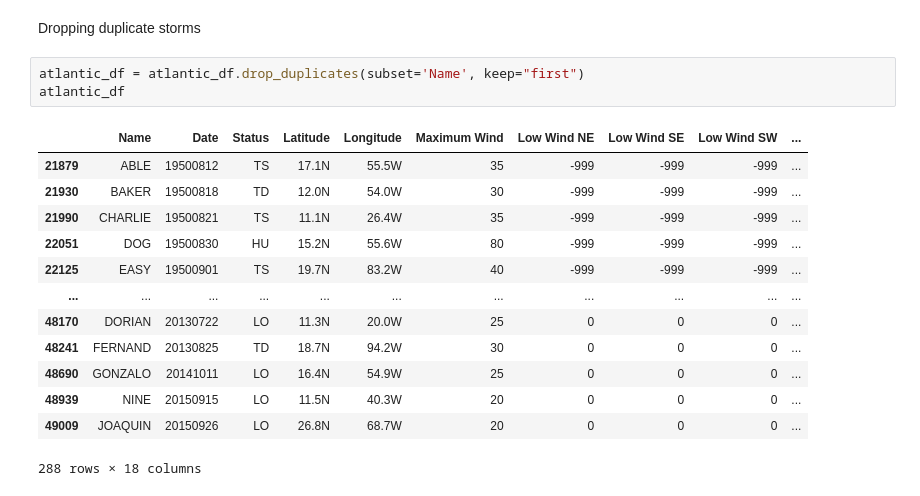
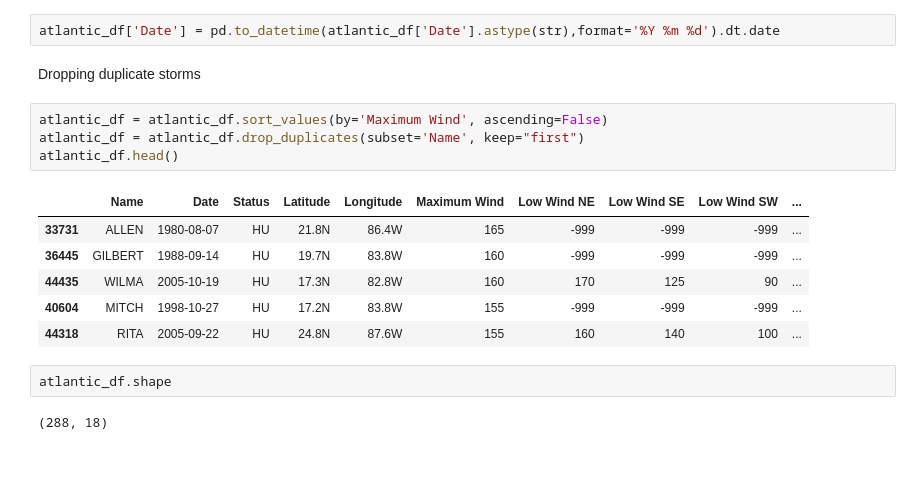
Before and after one commit to DanielBrechner/hurrdat_co2, a Jupyter notebook: atlantic_hurricanes.ipynb, the cells around one changed output. Drawn from its saved outputs; the diff is of its cells as text; blank space fills up the shorter version.

Commit message:
sort by max wind works

```diff
--- a/atlantic_hurricanes.ipynb
+++ b/atlantic_hurricanes.ipynb
@@ -56,22 +56,22 @@ atlantic_df.head()
 | 21881 | ABLE | 19500812 | TS | 18.2N | 57.4W | 45 | -999 | -999 | -999 | ... |
 | 21882 | ABLE | 19500812 | TS | 19.0N | 58.6W | 50 | -999 | -999 | -999 | ... |
 | 21883 | ABLE | 19500813 | TS | 20.0N | 60.0W | 50 | -999 | -999 | -999 | ... |
+# %%
+atlantic_df['Date'] = pd.to_datetime(atlantic_df['Date'].astype(str),format='%Y %m %d').dt.date
 # %% [markdown]
 Dropping duplicate storms
 # %%
+atlantic_df = atlantic_df.sort_values(by='Maximum Wind', ascending=False)
 atlantic_df = atlantic_df.drop_duplicates(subset='Name', keep="first")
-atlantic_df
+atlantic_df.head()
 # %% [output]
 |  | Name | Date | Status | Latitude | Longitude | Maximum Wind | Low Wind NE | Low Wind SE | Low Wind SW | ... |
-| 21879 | ABLE | 19500812 | TS | 17.1N | 55.5W | 35 | -999 | -999 | -999 | ... |
-| 21930 | BAKER | 19500818 | TD | 12.0N | 54.0W | 30 | -999 | -999 | -999 | ... |
-| 21990 | CHARLIE | 19500821 | TS | 11.1N | 26.4W | 35 | -999 | -999 | -999 | ... |
-| 22051 | DOG | 19500830 | HU | 15.2N | 55.6W | 80 | -999 | -999 | -999 | ... |
-| 22125 | EASY | 19500901 | TS | 19.7N | 83.2W | 40 | -999 | -999 | -999 | ... |
-| ... | ... | ... | ... | ... | ... | ... | ... | ... | ... | ... |
-| 48170 | DORIAN | 20130722 | LO | 11.3N | 20.0W | 25 | 0 | 0 | 0 | ... |
-| 48241 | FERNAND | 20130825 | TD | 18.7N | 94.2W | 30 | 0 | 0 | 0 | ... |
-| 48690 | GONZALO | 20141011 | LO | 16.4N | 54.9W | 25 | 0 | 0 | 0 | ... |
-| 48939 | NINE | 20150915 | LO | 11.5N | 40.3W | 20 | 0 | 0 | 0 | ... |
-| 49009 | JOAQUIN | 20150926 | LO | 26.8N | 68.7W | 20 | 0 | 0 | 0 | ... |
+| 33731 | ALLEN | 1980-08-07 | HU | 21.8N | 86.4W | 165 | -999 | -999 | -999 | ... |
+| 36445 | GILBERT | 1988-09-14 | HU | 19.7N | 83.8W | 160 | -999 | -999 | -999 | ... |
+| 44435 | WILMA | 2005-10-19 | HU | 17.3N | 82.8W | 160 | 170 | 125 | 90 | ... |
+| 40604 | MITCH | 1998-10-27 | HU | 17.2N | 83.8W | 155 | -999 | -999 | -999 | ... |
+| 44318 | RITA | 2005-09-22 | HU | 24.8N | 87.6W | 155 | 160 | 140 | 100 | ... |
-288 rows × 18 columns
+# %%
+atlantic_df.shape
+# %% [output]
+(288, 18)
```
Also changed, not shown: parts of 1 cell of this notebook.
